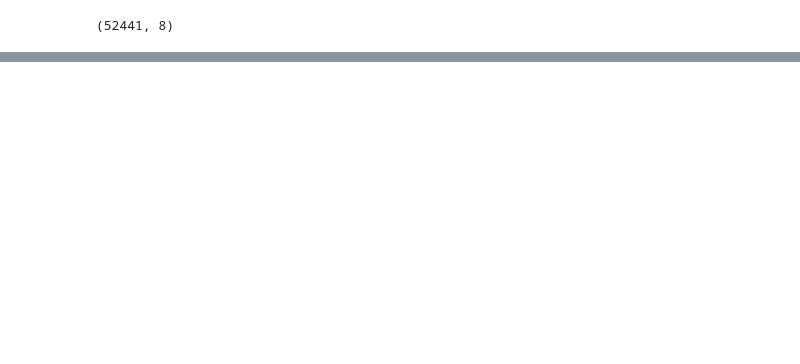
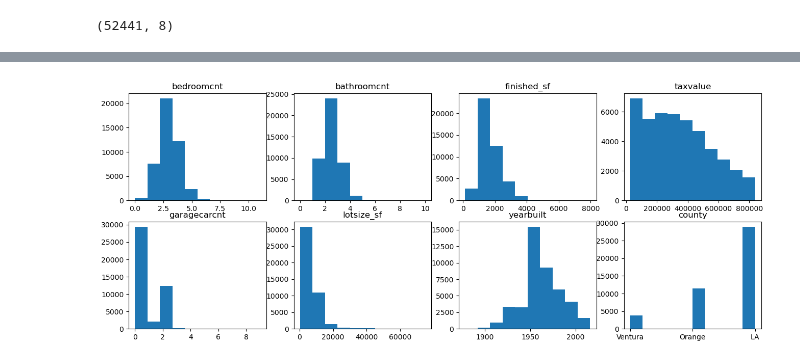
Before and after one commit to Brian-ONeil/project2_zillow, a Jupyter notebook: non_final_report.ipynb, the cells around one changed output, grey strips where cells are left out. Saved outputs shown, nothing was run; the diff lists cells and outputs as text; code cells hidden in the pictures; blank space fills up the shorter version.

```diff
--- a/non_final_report.ipynb
+++ b/non_final_report.ipynb
@@ -41,0 +201,3 @@ df.shape
+# %%
+# change 'fips' codes to names of 'county'
+df.county = df.county.map({6037:'LA',6059:'Orange',6111:'Ventura'})
@@ -41,0 +213,6 @@ df.shape
+# %%
+# shrinking outliers
+df = df [df.finished_sf < 25_000]
+df = df[df.lotsize_sf < 76_000]
+df = df [df.taxvalue < df.taxvalue.quantile(.95)].copy()
+df = df[df.taxvalue > df.taxvalue.quantile(.001)].copy()
@@ -41,0 +223,6 @@ df.shape
+# %%
+# checking max parameters
+for col in df.columns:
+    top_5 = df[col].nlargest(5)
+    print(f'Top 5 largest values in column {col}:')
+    print(top_5)
@@ -41,0 +248,6 @@ df.shape
+# %%
+# checking min parameters
+for col in df.columns:
+    bottom_5 = df[col].nsmallest(5)
+    print(f'Bottom 5 smallest values in column {col}:')
+    print(bottom_5)
@@ -41,0 +273,20 @@ df.shape
+# %%
+plt.figure(figsize=(16, 6))
+
+for i, col in enumerate(df.columns):
+
+    # i starts at 0, but plot nos should start at 1
+    plot_number = i + 1
+
+    # Create subplot.
+    plt.subplot(2, 4, plot_number)
+
+    # Title with column name.
+    plt.title(col)
+
+    # Display boxplot for column.
+    plt.hist(df[col])
+
+plt.show()
+# %% [output]
+[figure, added]
```
Also changed, not shown: parts of 34 cells of this notebook, 2 other files.
